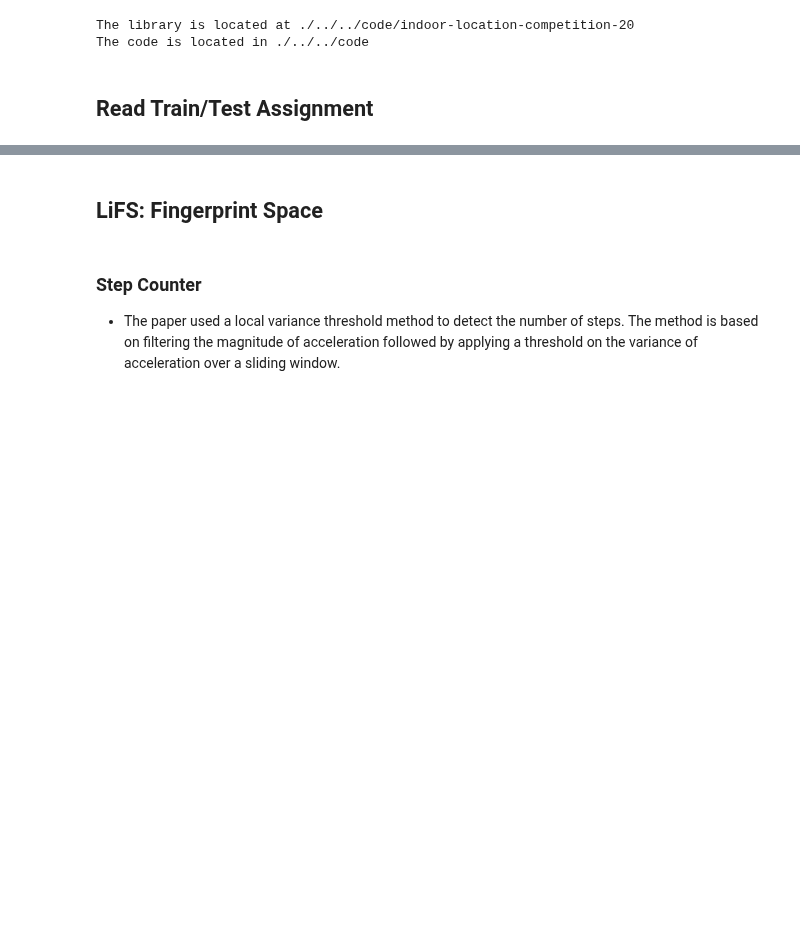
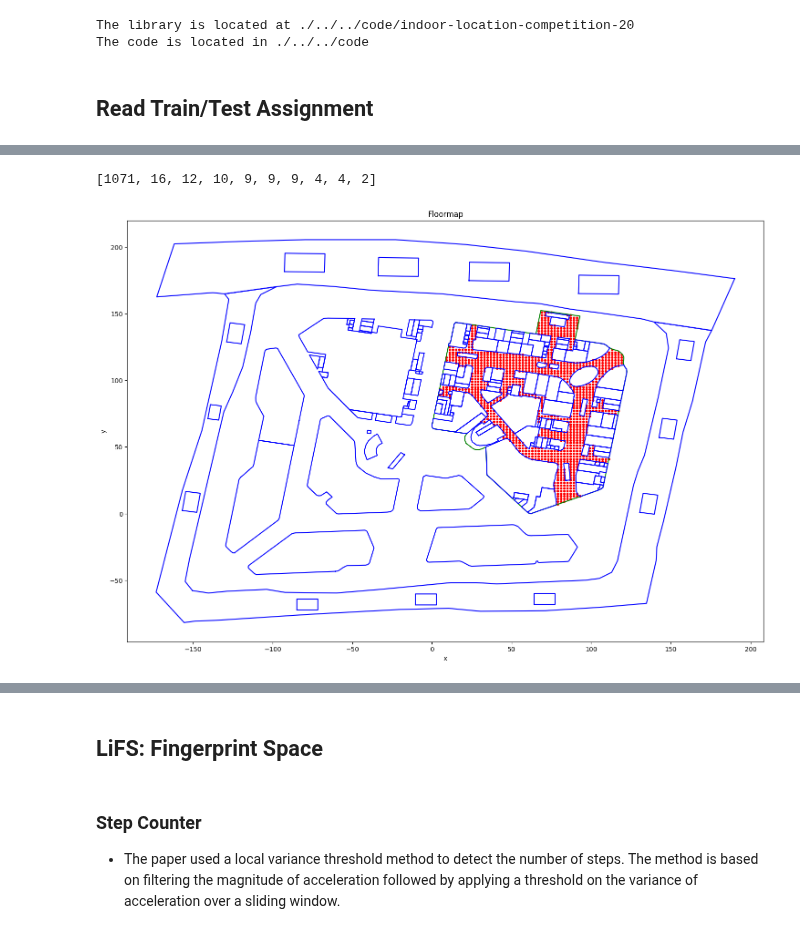
Before and after one commit to hungnd11/my-thesis, a Jupyter notebook: code/notebooks/lifs.ipynb, the cells around one changed output, grey strips where cells are left out. Drawn from its saved outputs; the diff is of its cells as text; code cells hidden in the pictures; blank space fills up the shorter version.

```diff
--- a/code/notebooks/lifs.ipynb
+++ b/code/notebooks/lifs.ipynb
@@ -66,0 +140,47 @@ train_files = data_listing_util.list_train_files(site_id, floor_id)
+# %%
+cc = list(nx.connected_components(g))
+# %%
+cc.sort(key=lambda c: len(c), reverse=True)
+# %%
+[len(e) for e in cc]
+# %% [output]
+[1071, 16, 12, 10, 9, 9, 9, 4, 4, 2]
+# %%
+keep_points = np.array(list(cc[0]))
+# %%
+floor_info, floor_map = read_floor_data(str(metadata_dir / site_id / floor_id))
+
+transform_func = lambda x: x
+(
+    floor_polygons,
+    store_polygons,
+    x_min,
+    y_min,
+    x_max,
+    y_max,
+    width_meter,
+    height_meter,
+) = extract_floor_map_geometries(floor_map, floor_info, transform=transform_func)
+
+
+fig, ax = plt.subplots(1, 1, figsize=(18, 12))
+
+for floor_polygon in floor_polygons:
+  x, y = floor_polygon.buffer(0.001).exterior.xy
+  ax.plot(x, y, color="green", label="floor")
+
+for store_polygon in store_polygons:
+  x, y = store_polygon.exterior.xy
+  ax.plot(x, y, color="blue", label="store")
+
+
+ax.scatter(search_grid.grid_points[keep_points, 0], search_grid.grid_points[keep_points, 1], marker=".", color="red", label="sample")
+
+ax.set_xlabel("x")
+ax.set_ylabel("y")
+ax.set_title("Floormap")
+
+plt.ticklabel_format(useOffset=False)
+plt.show()
+# %% [output]
+[figure, added]
```
Also changed, not shown: parts of 42 cells of this notebook.
